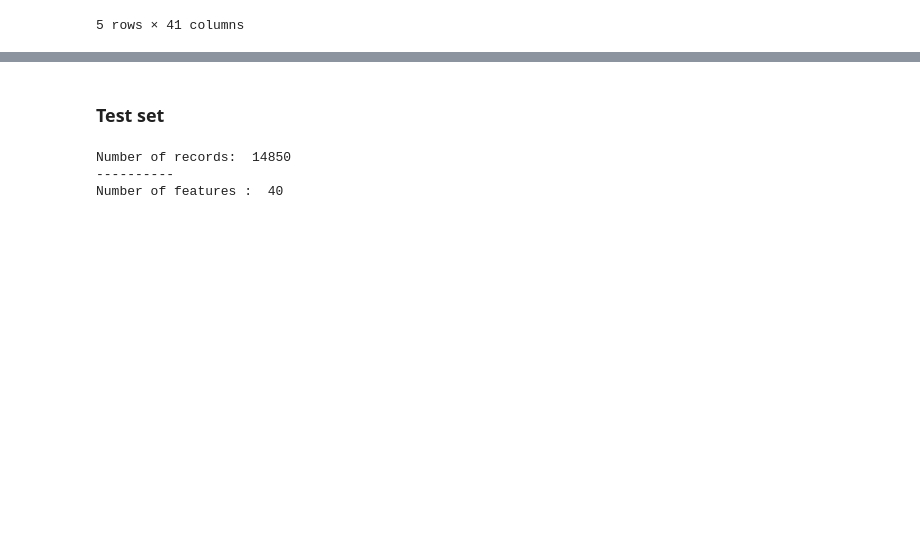
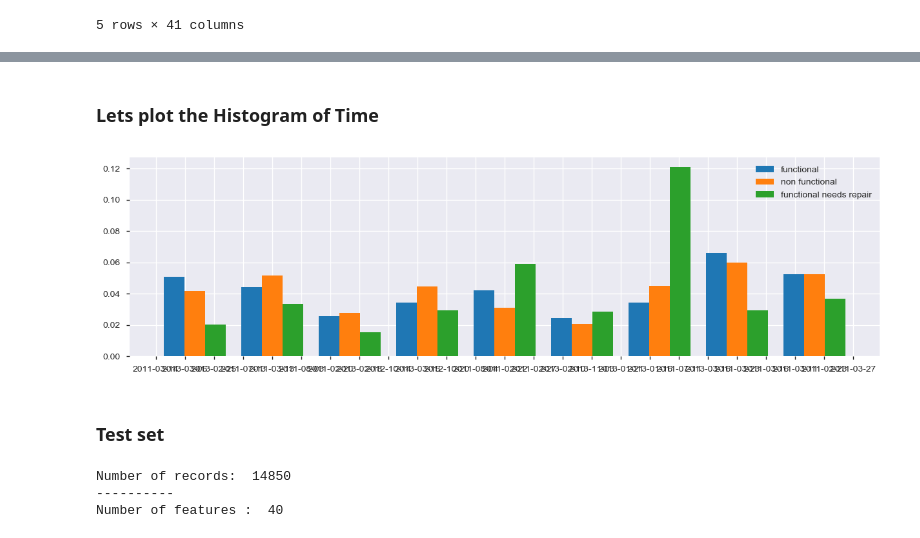
Before and after one commit to omidbadr/Data_Mining_the_Water_Table, a Jupyter notebook: Pump_DrivenData.ipynb, the cells around one changed output, grey strips where cells are left out. Drawn from its saved outputs; the diff is of its cells as text; code cells hidden in the pictures; blank space fills up the shorter version.

```diff
--- a/Pump_DrivenData.ipynb
+++ b/Pump_DrivenData.ipynb
@@ -74,3 +85,15 @@ data_train.head(5)
+# %% [markdown]
+### Lets plot the Histogram of Time
+# %%
+fig = plt.figure(figsize=(15,4))
+plt.hist( [ data_train.loc[ data_train['status_group']=='functional', 'date_recorded'],
+          data_train.loc[ data_train['status_group']=='non functional', 'date_recorded'],
+          data_train.loc[ data_train['status_group']=='functional needs repair', 'date_recorded']],
+         normed=True, label=['functional','non functional', 'functional needs repair'], bins=np.linspace(0,24,10))
+plt.legend()
+plt.show()
+# %% [output]
+[figure, added]
 # %% [markdown]
 ### Test set
 # %%
```
Also changed, not shown: parts of 21 cells of this notebook.
